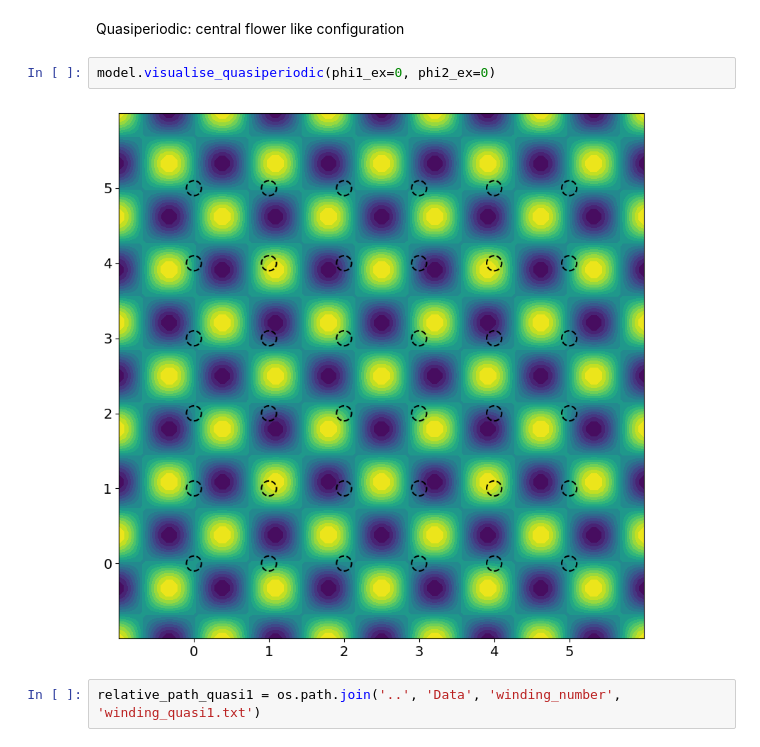
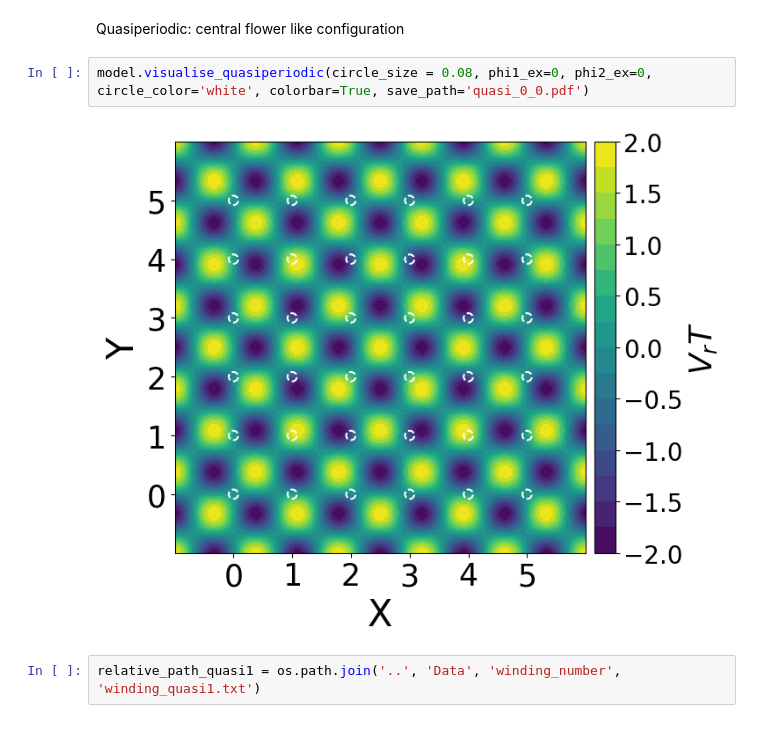
Before and after one commit to NGC2237-Clark/Topo_Loco_QCs, a Jupyter notebook: Floquet/AFAI_GPU_debugertbc.ipynb, the cells around one changed output. Saved outputs shown, nothing was run; the diff lists cells and outputs as text.

```diff
--- a/Floquet/AFAI_GPU_debugertbc.ipynb
+++ b/Floquet/AFAI_GPU_debugertbc.ipynb
@@ -477,9 +485,9 @@ plt.show()
 # %% [markdown]
 Quasiperiodic: central flower like configuration
 # %%
-model.visualise_quasiperiodic(phi1_ex=0, phi2_ex=0)
+model.visualise_quasiperiodic(circle_size = 0.08, phi1_ex=0, phi2_ex=0, circle_color='white', colorbar=True, save_path='quasi_0_0.pdf')
 # %% [output]
-[figure, old version]
+[figure, new version]
 # %%
 relative_path_quasi1 = os.path.join('..', 'Data', 'winding_number', 'winding_quasi1.txt')
 # %%
```
Also changed, not shown: parts of 21 cells of this notebook, 29 other files.
